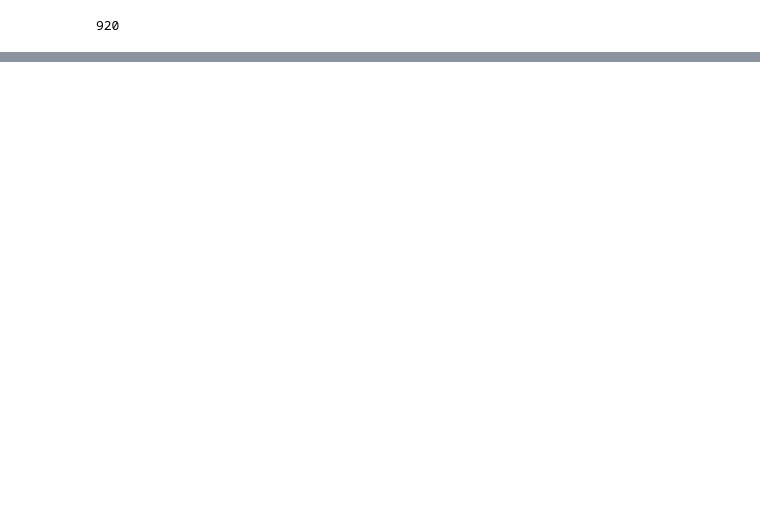
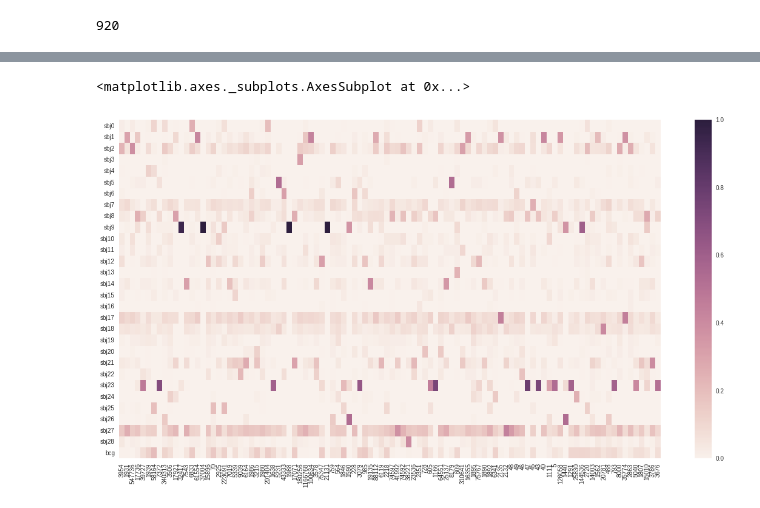
Before and after one commit to shurik2533/topic_model, a Jupyter notebook: hh_vk_topic_model.ipynb, the cells around one changed output, grey strips where cells are left out. Drawn from its saved outputs; the diff is of its cells as text; code cells hidden in the pictures; blank space fills up the shorter version.

Commit message:
topic modelling

```diff
--- a/hh_vk_topic_model.ipynb
+++ b/hh_vk_topic_model.ipynb
@@ -43,0 +111,26 @@ len(db.getall())
+# %%
+T = 30   # количество тем
+topic_names=["sbj"+str(i) for i in range(T-1)]+["bcg"]
+model_artm = artm.ARTM(num_topics=T, topic_names=topic_names, class_ids={"text":1},
+                       num_document_passes=1, reuse_theta=True, cache_theta=True, seed=1)
+
+dictionary = artm.Dictionary('dictionary')
+dictionary.gather(batch_vectorizer.data_path)
+
+model_artm.scores.add(artm.TopTokensScore(name="top_words_text", num_tokens=15, class_id="text"))
+
+model_artm.regularizers.add(
+    artm.SmoothSparsePhiRegularizer(
+        name='SmoothPhi', tau=1e5, dictionary=dictionary, class_ids={"text":1}, topic_names={"bcg"}
+    )
+)
+# %%
+model_artm.initialize('dictionary')
+model_artm.fit_offline(batch_vectorizer=batch_vectorizer, num_collection_passes=30)
+# %%
+model_artm.regularizers.add(
+    artm.SmoothSparsePhiRegularizer(
+        name='SparsePhi', tau=-1e5, dictionary=dictionary, class_ids={"text":1}, topic_names=topic_names[:-1]
+    )
+)
+model_artm.fit_offline(batch_vectorizer=batch_vectorizer, num_collection_passes=15)
@@ -43,0 +197,3 @@ len(db.getall())
+# %%
+model_artm.theta_columns_naming = "title" # включает именование столбцов Theta их названиями-ссылками, а не внутренними id
+theta = model_artm.get_theta()
@@ -43,0 +223,6 @@ len(db.getall())
+# %%
+plt.figure(figsize=(20, 10))
+seaborn.heatmap(theta.iloc[:,:100])
+# %% [output]
+<matplotlib.axes._subplots.AxesSubplot at 0x...>
+[figure, added]
```
Also changed, not shown: parts of 18 cells of this notebook.
